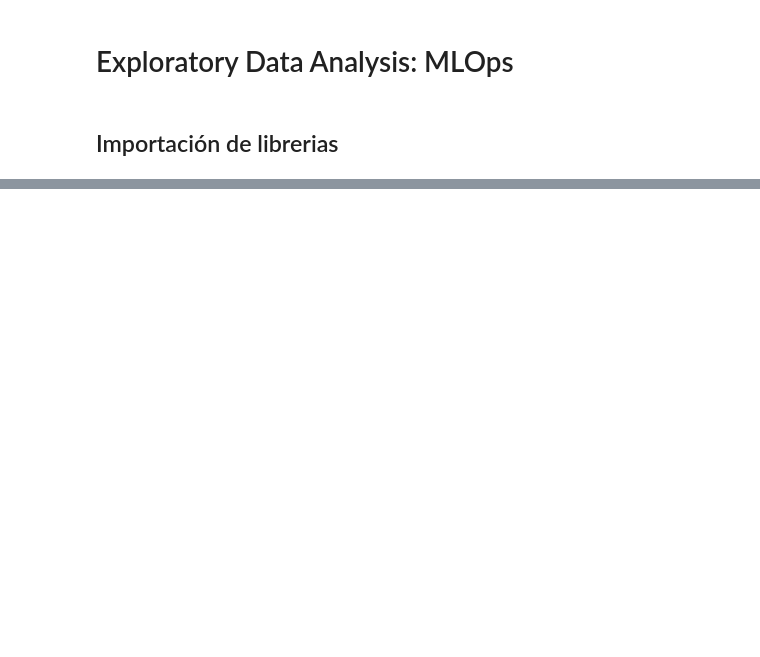
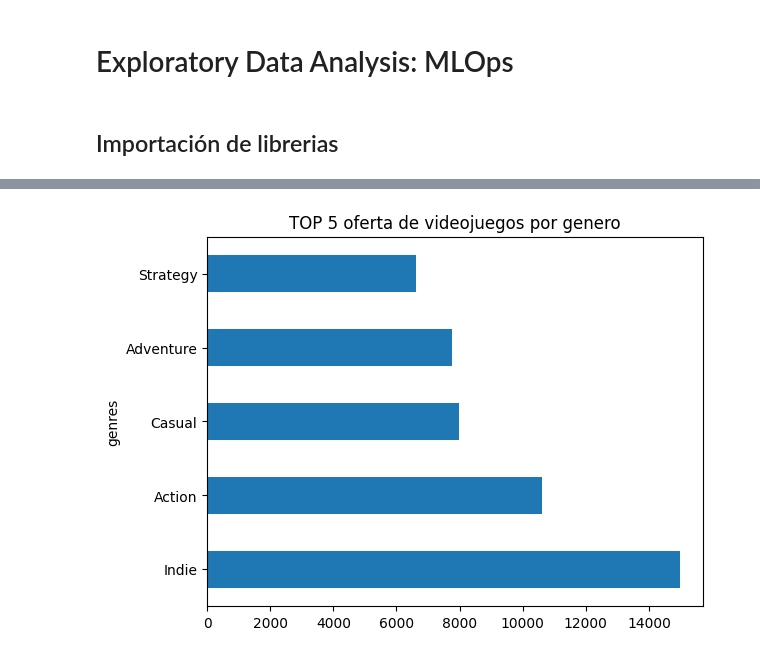
Before and after one commit to JPeraltaBorjas/Sistema_de_Recomendacion_de_videojuegos_MLOps-P1, a Jupyter notebook: 3. EDA_MLOps.ipynb, the cells around one changed output, grey strips where cells are left out. Saved outputs shown, nothing was run; the diff lists cells and outputs as text; code cells hidden in the pictures; blank space fills up the shorter version.

```diff
--- a/3. EDA_MLOps.ipynb
+++ b/3. EDA_MLOps.ipynb
@@ -23,0 +62,7 @@ reviews.recommend.value_counts().plot.barh()
+# %%
+# TOP 5 oferta de videojuegos por genero
+game_EDA.genres.value_counts().head(5).plot.barh()
+plt.title('TOP 5 oferta de videojuegos por genero')
+plt.show()
+# %% [output]
+[figure, added]
```
Also changed, not shown: parts of 26 cells of this notebook, 1 other file.
